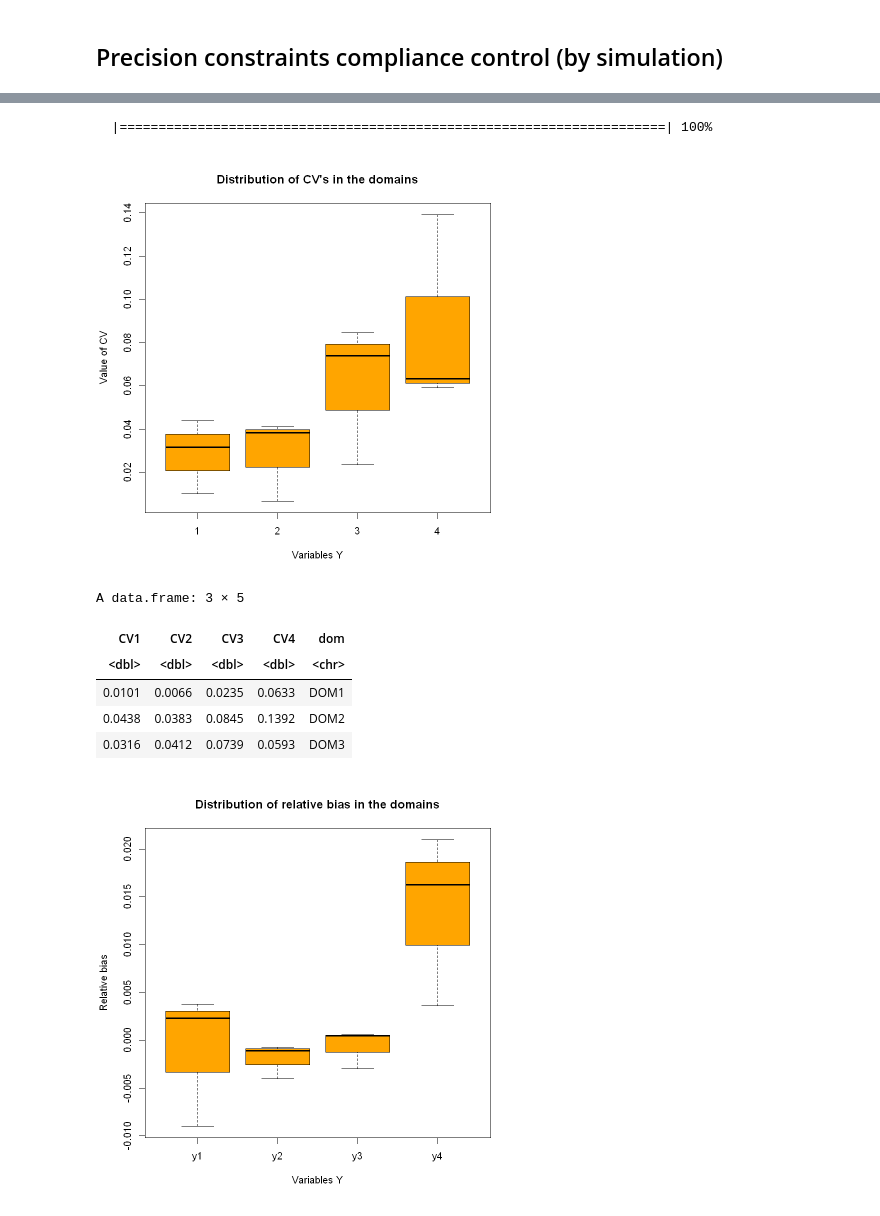
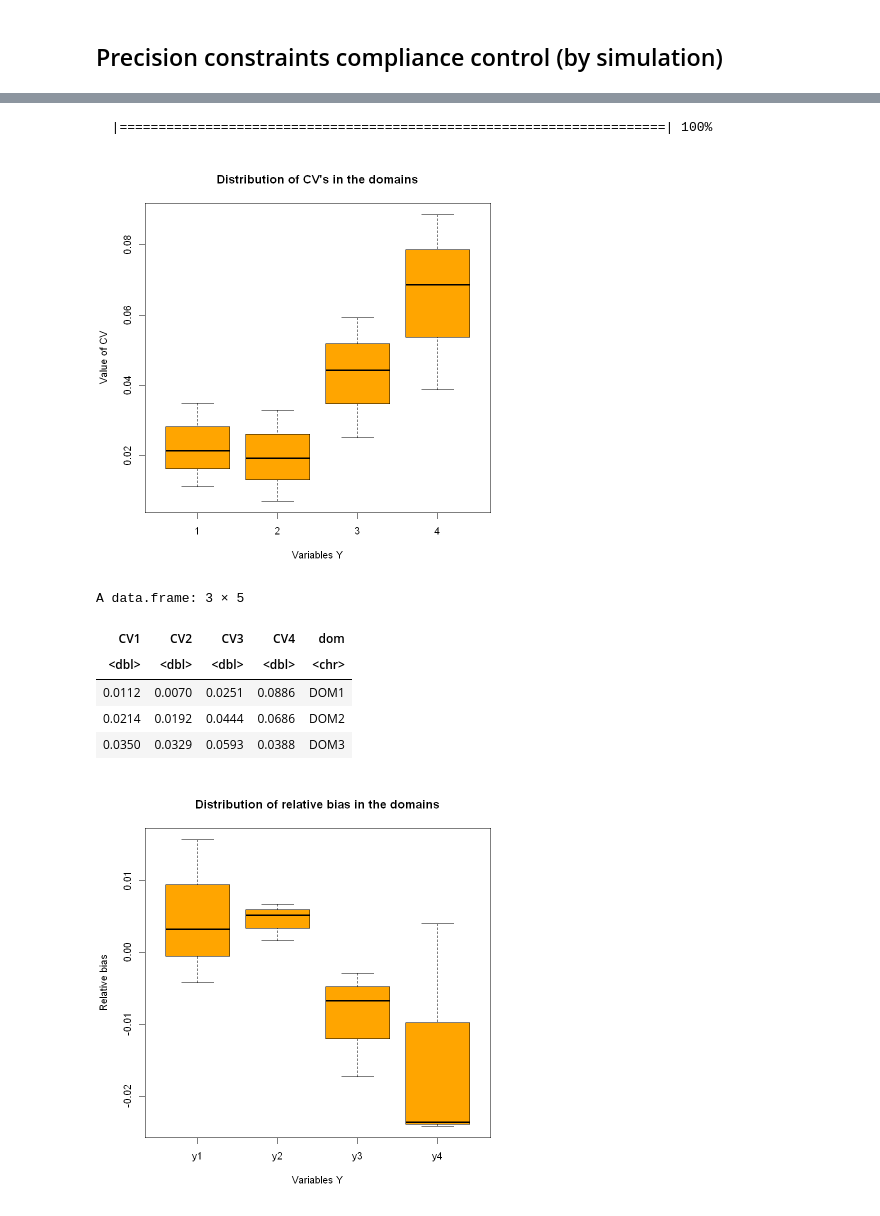
Before and after one commit to barcaroli/R2BEAT_examples, a Jupyter notebook: R2BEAT_workflows.ipynb, the cells around one changed output, grey strips where cells are left out. Saved outputs shown, nothing was run; the diff lists cells and outputs as text; code cells hidden in the pictures.

```diff
--- a/R2BEAT_workflows.ipynb
+++ b/R2BEAT_workflows.ipynb
@@ -247,5 +232,5 @@ alloc <- beat.2st(stratif = inp$strata,
 ## Selection of PSUs (I stage)
 # %%
 set.seed(1234)
-sample_1st <- select_PSU(alloc, type="ALLOC", pps=TRUE)
+sample_1st <- select_PSU(alloc1, type="ALLOC", pps=TRUE)
 # %% [output]
@@ -501,7 +485,7 @@ domain_vars <- c("region")
 delta <- 1
 minimum <- 50
 
-inp <- prepareInputToAllocation2(
+inp2 <- prepareInputToAllocation2(
         samp_frame,  # sampling frame
         RGdes,       # ReGenesees design object
         RGcal,       # ReGenesees calibrated object
@@ -590,22 +574,15 @@ A data.frame: 6 × 4
 ## Allocation
 # %%
 set.seed(1234)
-minPSUstrat <- 2
-inp$des_file$MINIMUM <- 50
-alloc <- beat.2st(stratif = inp$strata,
+inp2$des_file$MINIMUM <- 50
+alloc2 <- beat.2st(stratif = inp2$strata,
                   errors = cv,
-                  des_file = inp$des_file,
-                  psu_file = inp$psu_file,
-                  rho = inp$rho,
+                  des_file = inp2$des_file,
+                  psu_file = inp2$psu_file,
+                  rho = inp2$rho,
                   deft_start = NULL,
-                  effst = inp$effst,
-                  epsilon1 = 5,
-                  mmdiff_deft = 1,
-                  maxi = 15,
-                  epsilon = 10^(-11),
+                  effst = inp2$effst,
                   minnumstrat = 2,
-                  minPSUstrat,
-                  maxiter = 200,
-                  maxiter1 = 25)
+                  minPSUstrat = 2)
 # %% [output]
   iterations PSU_SR PSU NSR PSU Total  SSU
@@ -618,5 +594,5 @@ alloc <- beat.2st(stratif = inp$strata,
 ## Selection of PSUs (I stage)
 # %%
 set.seed(1234)
-sample_1st <- select_PSU(alloc, type="ALLOC", pps=TRUE)
+sample_1st <- select_PSU(alloc2, type="ALLOC", pps=TRUE)
 # %% [output]
@@ -731,25 +707,25 @@ A data.frame: 1 × 5
 # %%
 # Domain level = regional
 domain_var <- "region"
 set.seed(1234)
-eval <- eval_2stage(df,
+eval22 <- eval_2stage(df,
                     PSU_code,
                     SSU_code,
                     domain_var,
                     target_vars,
                     PSU_sampled=sample_1st$sample_PSU,
                     nsampl=100,
                     writeFiles=FALSE,
                     progress=TRUE)
-eval$coeff_var
+eval22$coeff_var
 # %% [output]
   |======================================================================| 100%
-[figure, old version]
+[figure, new version]
 A data.frame: 3 × 5
 | CV1 | CV2 | CV3 | CV4 | dom |
 | <dbl> | <dbl> | <dbl> | <dbl> | <chr> |
-| 0.0101 | 0.0066 | 0.0235 | 0.0633 | DOM1 |
-| 0.0438 | 0.0383 | 0.0845 | 0.1392 | DOM2 |
-| 0.0316 | 0.0412 | 0.0739 | 0.0593 | DOM3 |
+| 0.0112 | 0.0070 | 0.0251 | 0.0886 | DOM1 |
+| 0.0214 | 0.0192 | 0.0444 | 0.0686 | DOM2 |
+| 0.0350 | 0.0329 | 0.0593 | 0.0388 | DOM3 |
-[figure, old version]
+[figure, new version]
 # %%
```
Also changed, not shown: parts of 34 cells of this notebook, 7 other files.
